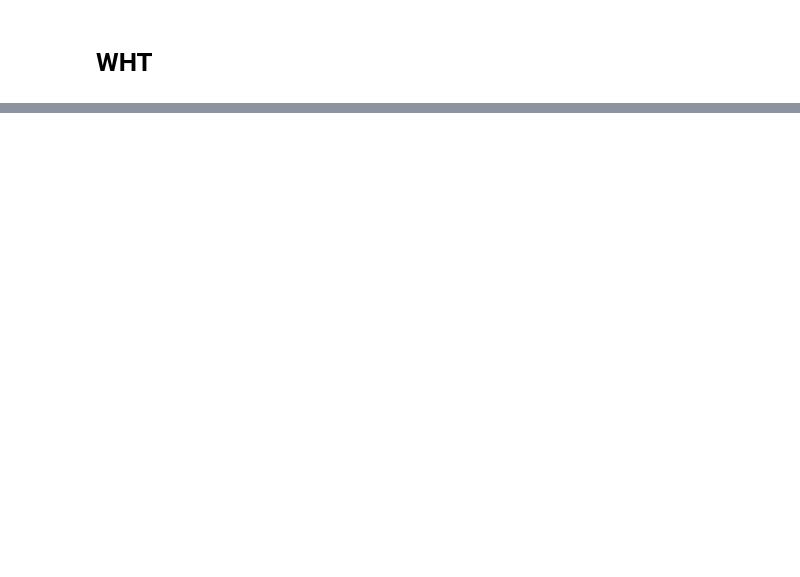
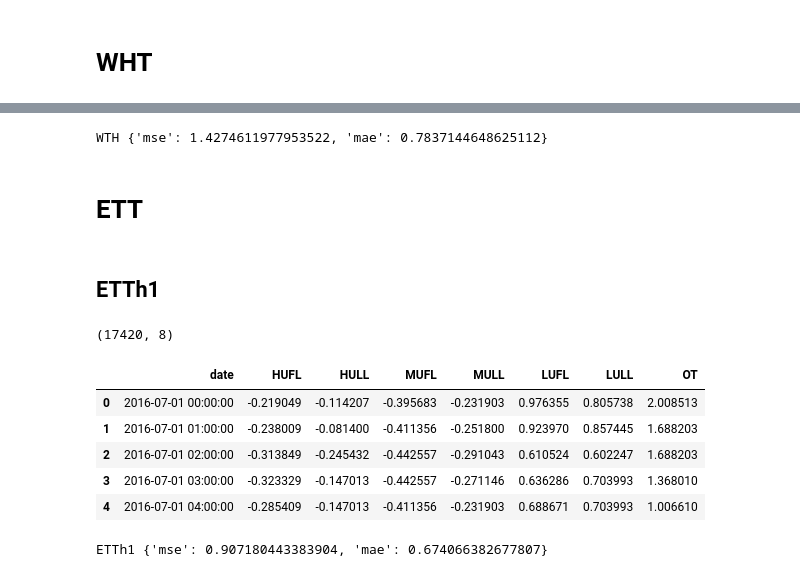
Before and after one commit to happys2333/DL-Project-2022, a Jupyter notebook: train/pred_prophet.ipynb, the cells around one changed output, grey strips where cells are left out. Cells and saved outputs as stored; diff of their text form; code cells hidden in the pictures; blank space fills up the shorter version.

Commit message:
finish prophet baseline: ETTh1/h2, WTH

```diff
--- a/train/pred_prophet.ipynb
+++ b/train/pred_prophet.ipynb
@@ -134,0 +176,23 @@ print(metric)
+# %%
+print("WTH", wth_metric)
+# %% [output]
+WTH {'mse': 1.4274611977953522, 'mae': 0.7837144648625112}
+# %% [markdown]
+# ETT
+# %%
+ett_data = ETT()
+# %% [markdown]
+## ETTh1
+# %%
+ett_h1_data = ett_data.df_h1
+etth1_norm, etth1_scaler = scale_data(ett_h1_data)
+print(etth1_norm.shape)
+etth1_norm.head()
+# %% [output]
+(17420, 8)
+|  | date | HUFL | HULL | MUFL | MULL | LUFL | LULL | OT |
+| 0 | 2016-07-01 00:00:00 | -0.219049 | -0.114207 | -0.395683 | -0.231903 | 0.976355 | 0.805738 | 2.008513 |
+| 1 | 2016-07-01 01:00:00 | -0.238009 | -0.081400 | -0.411356 | -0.251800 | 0.923970 | 0.857445 | 1.688203 |
+| 2 | 2016-07-01 02:00:00 | -0.313849 | -0.245432 | -0.442557 | -0.291043 | 0.610524 | 0.602247 | 1.688203 |
+| 3 | 2016-07-01 03:00:00 | -0.323329 | -0.147013 | -0.442557 | -0.271146 | 0.636286 | 0.703993 | 1.368010 |
+| 4 | 2016-07-01 04:00:00 | -0.285409 | -0.147013 | -0.411356 | -0.231903 | 0.688671 | 0.703993 | 1.006610 |
@@ -134,0 +205,4 @@ print(metric)
+# %%
+print("ETTh1", etthi_metric)
+# %% [output]
+ETTh1 {'mse': 0.907180443383904, 'mae': 0.674066382677807}
```
Also changed, not shown: parts of 13 cells of this notebook.
